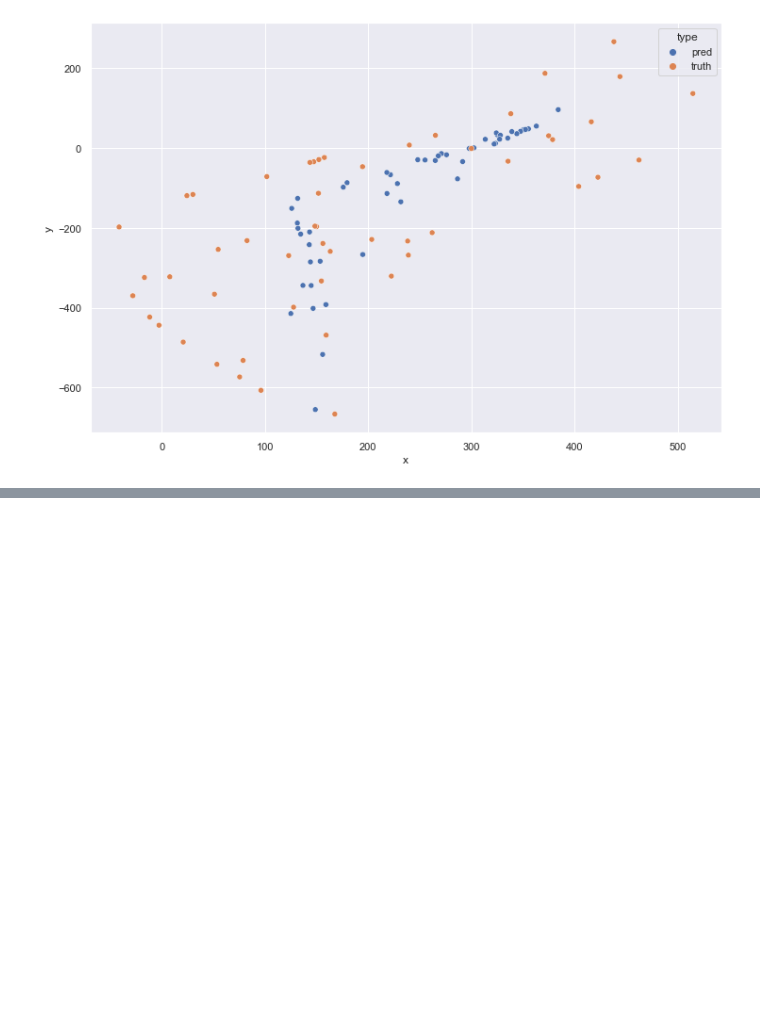
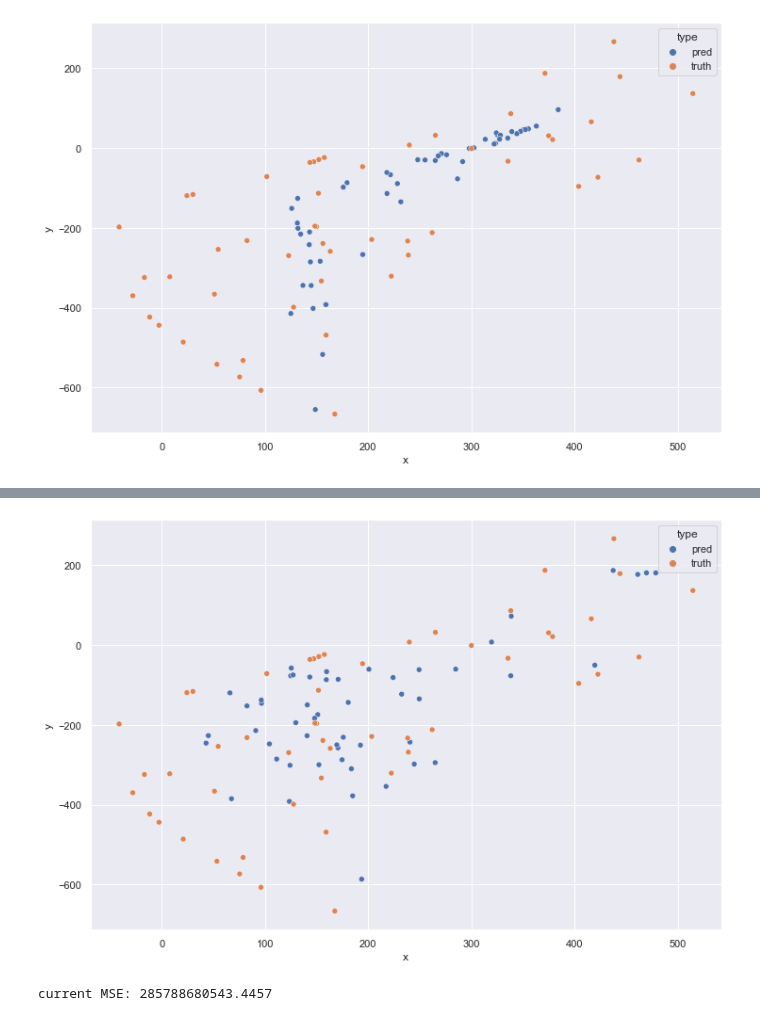
Before and after one commit to telenovelachuan/data_science, a Jupyter notebook: master_project/active_learning.ipynb, the cells around one changed output, grey strips where cells are left out. Drawn from its saved outputs; the diff is of its cells as text; code cells hidden in the pictures; blank space fills up the shorter version.

```diff
--- a/master_project/active_learning.ipynb
+++ b/master_project/active_learning.ipynb
@@ -172,0 +151,9 @@ analyze_predictions(y_test_ae_cnn, file="cnn_ae_al_preds.csv")
+# %%
+analyze_predictions(y_test_ae_cnn, file="cnn_ae_al_300_preds.csv")
+# %% [output]
+[figure, added]
+# %%
+model_ae = keras.models.load_model('preds/model_ae', compile=False)
+get_prediction_precision(model_ae, x_test_ae_cnn, y_test_ae_cnn)
+# %% [output]
+current MSE: 285788680543.4457
```
Also changed, not shown: parts of 4 cells of this notebook, 6 other files.
